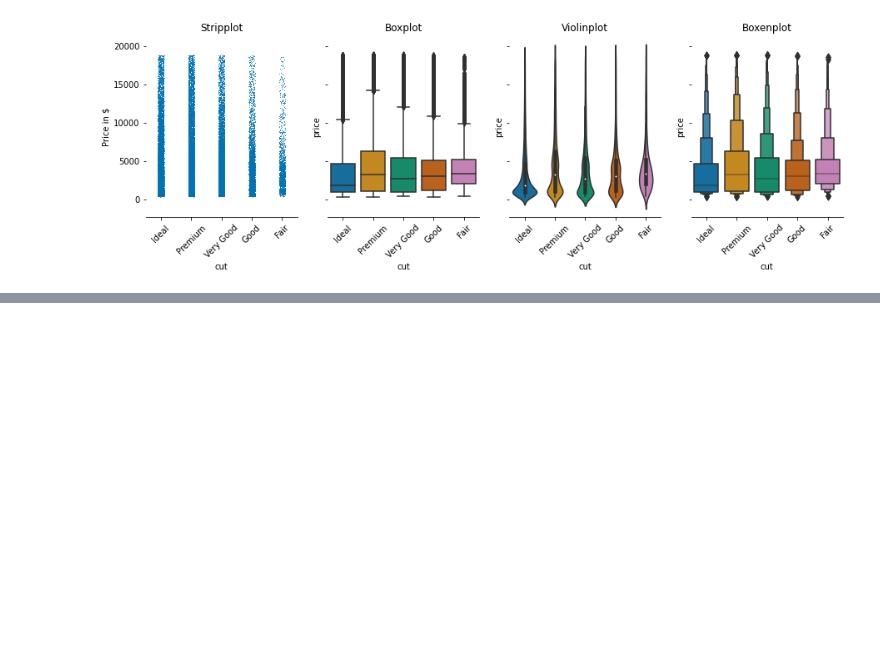
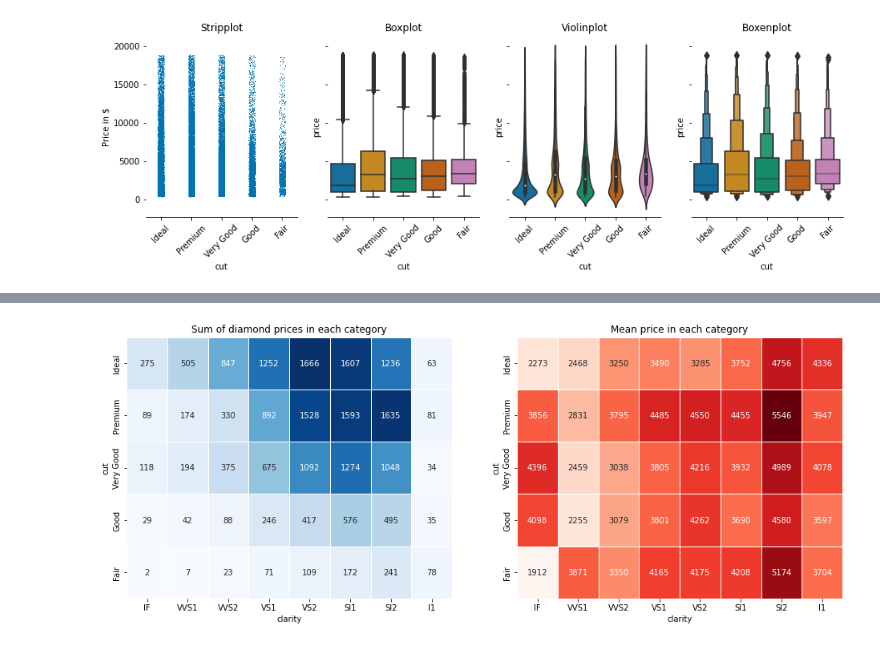
Before and after one commit to anikomaraz/python_courses_postbootcamp, a Jupyter notebook: seaborn_intermediate.ipynb, the cells around one changed output, grey strips where cells are left out. Cells and saved outputs as stored; diff of their text form; code cells hidden in the pictures; blank space fills up the shorter version.

```diff
--- a/seaborn_intermediate.ipynb
+++ b/seaborn_intermediate.ipynb
@@ -176,0 +189,4 @@ ValueError: Could not interpret value `carat` for parameter `hue`
+# %%
+data_crosstab = (pd.crosstab(data['cut'], data['clarity'],
+           values = data['price'], aggfunc = 'sum')/10000).round(0)
+data_crosstab
@@ -176,0 +201,4 @@ ValueError: Could not interpret value `carat` for parameter `hue`
+# %%
+data_crosstab_mean = pd.crosstab(data['cut'], data['clarity'],
+                       values = data['price'], aggfunc = 'mean').round(0)
+data_crosstab_mean
@@ -176,0 +213,12 @@ ValueError: Could not interpret value `carat` for parameter `hue`
+# %%
+fig, (ax0, ax1) = plt.subplots(ncols=2, nrows=1, figsize = (16, 6))
+
+sns.heatmap(data = data_crosstab,
+           annot = True, fmt = 'g', cmap = 'Blues', cbar = False, linewidths = .5,
+           ax = ax0).set_title('Sum of diamond prices in each category')
+
+sns.heatmap(data = data_crosstab_mean,
+           annot = True, fmt = 'g', cmap = 'Reds',  cbar = False, linewidths = .5,
+           ax = ax1).set_title('Mean price in each category');
+# %% [output]
+[figure, added]
```
Also changed, not shown: parts of 16 cells of this notebook.
